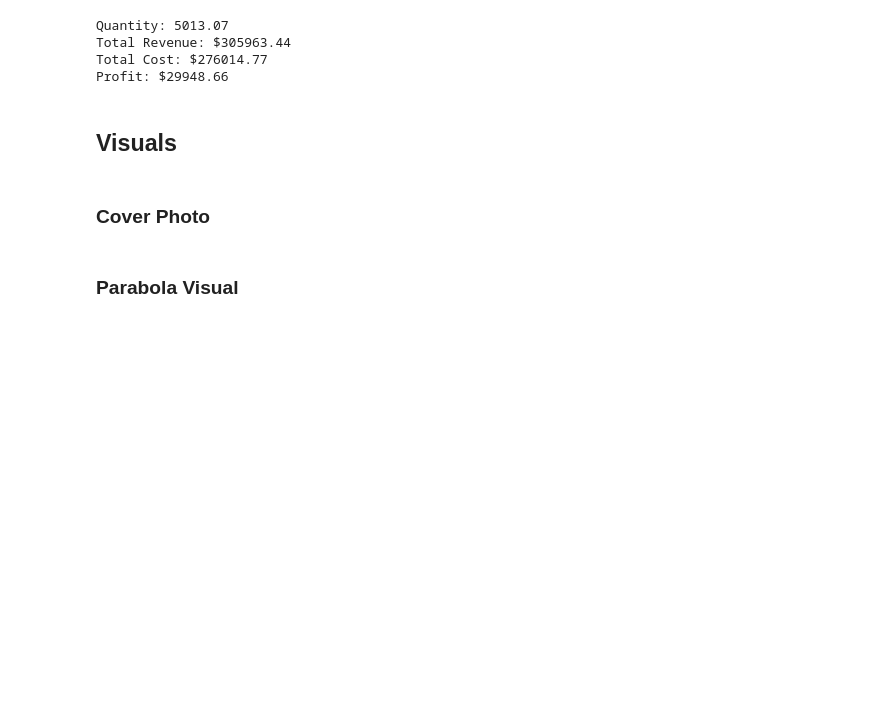
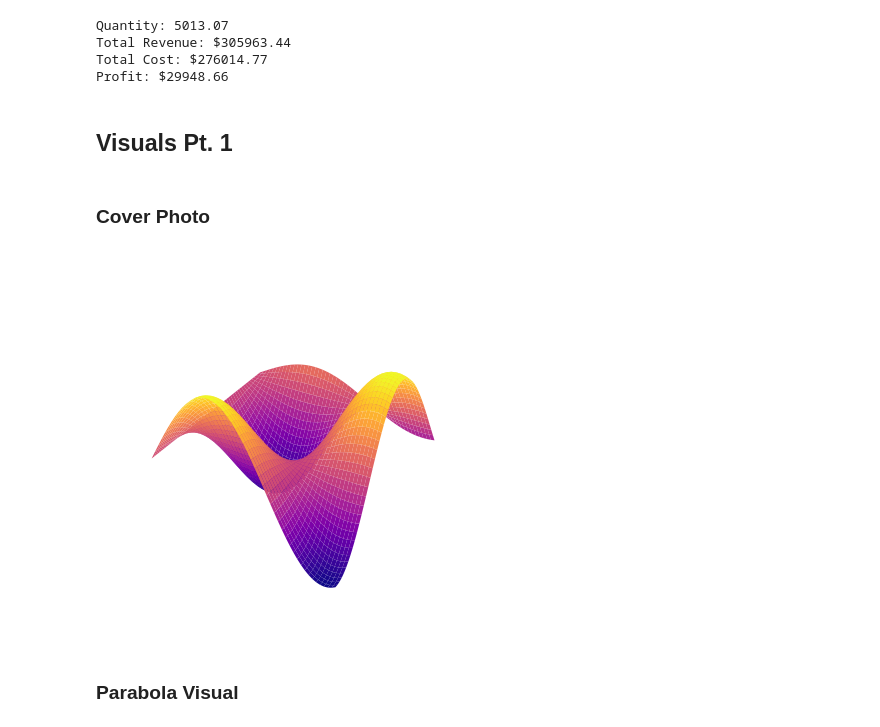
Before and after one commit to jakepenzak/blog-posts, a Jupyter notebook: Optimization/Main Driver.ipynb, the cells around one changed output. Cells and saved outputs as stored; diff of their text form; code cells hidden in the pictures; blank space fills up the shorter version.

```diff
--- a/Optimization/Main Driver.ipynb
+++ b/Optimization/Main Driver.ipynb
@@ -248,26 +287,29 @@ Total Revenue: $305963.44
 Total Cost: $276014.77
 Profit: $29948.66
 # %% [markdown]
-## Visuals
+## Visuals Pt. 1
 # %% [markdown]
 ### Cover Photo
 # %%
 # Defining surface and axes
 x = np.outer(np.linspace(0, 5, 50), np.ones(50))
 y = x.copy().T
 z = np.sin(x)*np.cos(y)
 
-fig = plt.figure(dpi=600,figsize=(10,10))
+# dpi=600,figsize=(10,10)
+fig = plt.figure()
 # fig = plt.figure()
 
 # syntax for 3-D plotting
 ax = plt.axes(projection ='3d')
 
 # syntax for plotting
 ax.plot_surface(x, y, z, cmap ='plasma')
 
 plt.axis('off')
 ax.grid(False)
 
 plt.show()
+# %% [output]
+[figure, added]
 # %%
```
Also changed, not shown: parts of 24 cells of this notebook, 1 other file.
